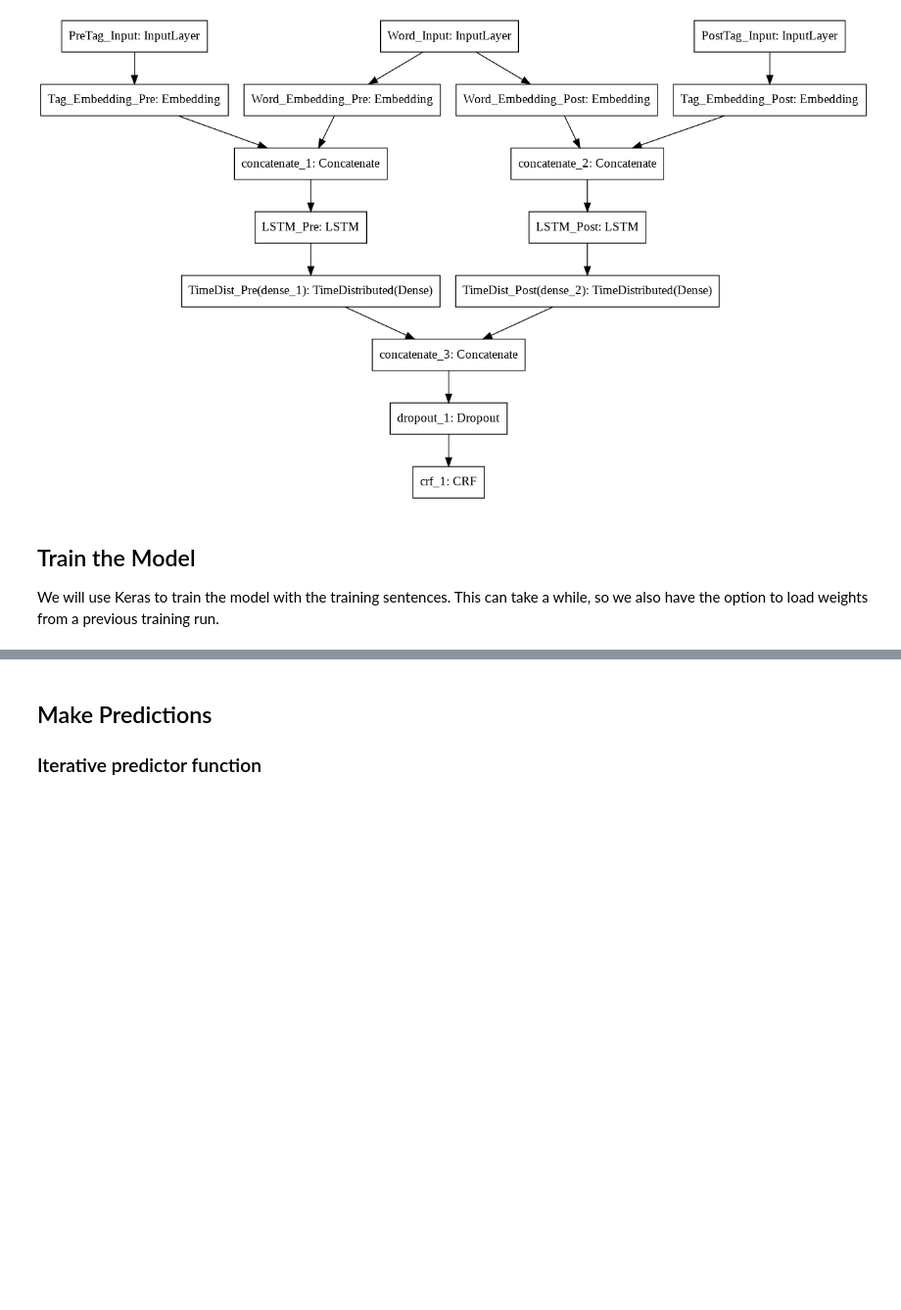
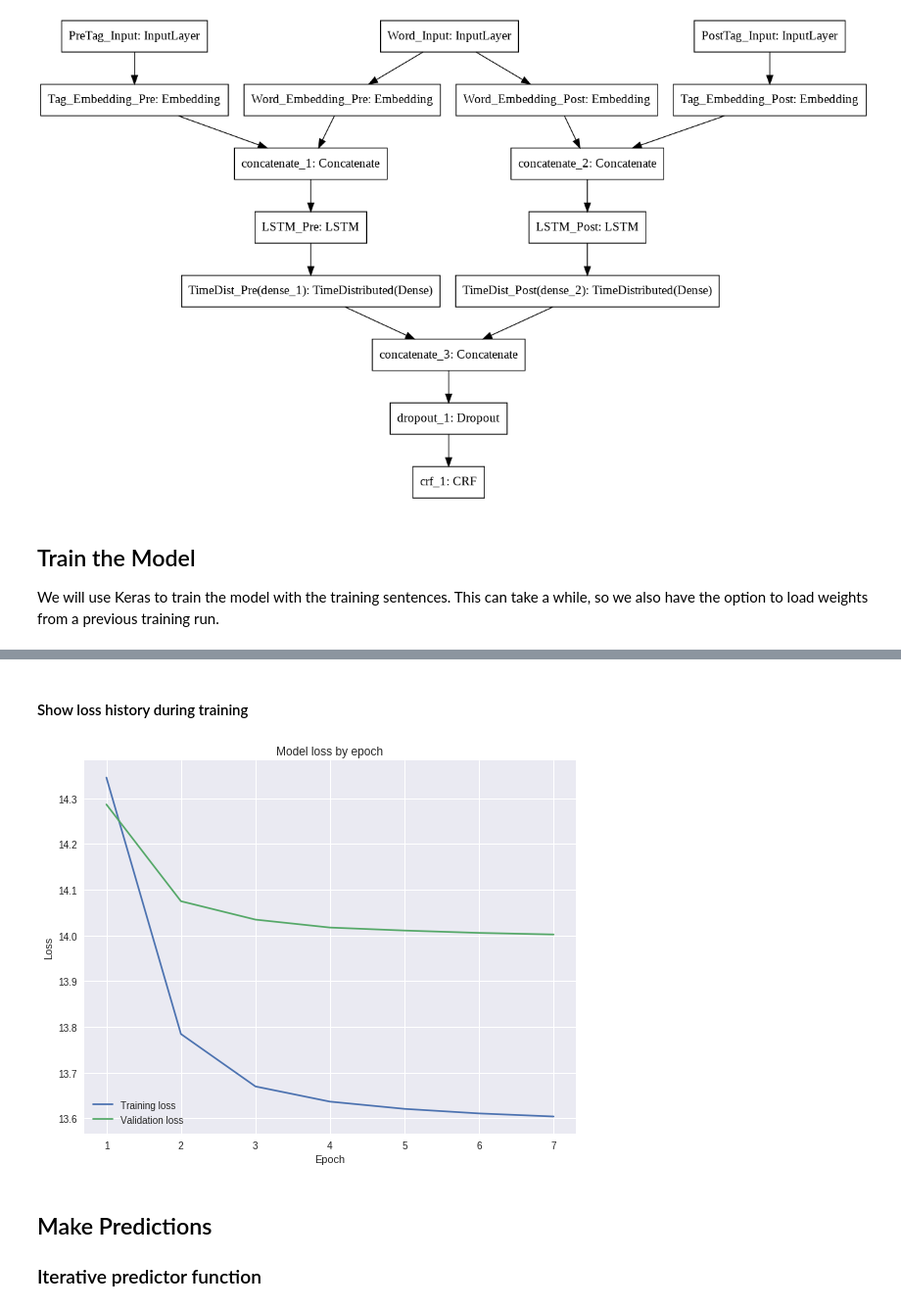
Before and after one commit to BillGrieser/Portfolio, a Jupyter notebook: Named_Entity_Recognition_with_Jeopardy_clues.ipynb, the cells around one changed output, grey strips where cells are left out. Shown at 98% size. Saved outputs shown, nothing was run; the diff lists cells and outputs as text; code cells hidden in the pictures; blank space fills up the shorter version.

```diff
--- a/Named_Entity_Recognition_with_Jeopardy_clues.ipynb
+++ b/Named_Entity_Recognition_with_Jeopardy_clues.ipynb
@@ -88,15 +94,22 @@ from IPython.display import SVG, Image
 
 These constants set values used to control the kind of model built. FIT, when True, indicates that a new model should be fitted with the weights stored in the weight file. If FIT is False, the weight file will be read into a predictor model instead of fitting a new model. The values for the number of nodes and the minimum number of occurrences for words to include them in the lexicon were determined by experimenting with different settings and finding something reasonable.
 # %%
-WEIGHT_FILE = "model_weights_300_100_22_min8_e8.h5"
-WEIGHT_FILE_init = ""
+#
+# Set to True to fit a new model; False to read pre-trained weisght from the
+# WEIGHT_FILE
+#
 FIT_MODEL = True
-MIN_OCCURRENCES = 8
+WEIGHT_FILE = "model_weights_300_50_22_min8_e7_b128.h5"
+WEIGHT_FILE_init = ""  # Starting weights for additional training
+
+MIN_OCCURRENCES = 8   # Discard words seen less often than this
 N_WORD_EMBEDDING_NODES = 300
-N_TAG_EMBEDDING_NODES = 100
+N_TAG_EMBEDDING_NODES = 50
 N_HIDDEN_NODES = 22
-EPOCHS = 8
+
+EPOCHS = 7
 INITIAL_EPOCH = 0
+BATCH_SIZE = 256
 INPUT_NER_FILE = os.path.join('Portfolio', 'data', 'ner_dataset.csv')
 print("Run parameters set.")
 # %% [output]
@@ -237,6 +246,8 @@ from keras.models import Model
 from keras.layers import Input, Concatenate, LSTM, TimeDistributed, Dense, Dropout
 from keras.layers.embeddings import Embedding
 from keras_contrib.layers import CRF
+from keras_contrib.losses import crf_loss
+from keras_contrib.metrics import crf_accuracy
 from sklearn.metrics import accuracy_score, f1_score
 
 """
@@ -305,8 +316,8 @@ def create_model(seq_input_len, n_word_input_nodes, n_tag_input_nodes, n_word_em
 
     #Specify which layers are input and output, compile model with loss and optimization functions
     model = Model(inputs=[word_input, pre_tag_input, post_tag_input], outputs=output_layer)
-    model.compile(loss=crf.loss_function,
-                  optimizer='rmsprop', metrics=[crf.accuracy])
+    model.compile(loss=crf_loss,
+                  optimizer='rmsprop', metrics=[crf_accuracy])
 
     return model
 # %% [output]
@@ -415,5 +396,28 @@ Epoch 8/8
 Saving weights . . .
 Done saving weights.
+# %% [markdown]
+#### Show loss history during training
+# %%
+img_file = os.path.join("Portfolio", "weights", "training_loss.png")
+if FIT_MODEL == True:
+    # Plot training & validation loss values
+    plt.figure(1, figsize=(9,7))
+    plt.plot([x+1 for x in range(len(train_history.history['loss']))], train_history.history['loss'])
+    plt.plot([x+1 for x in range(len(train_history.history['val_loss']))], train_history.history['val_loss'])
+    plt.title('Model loss by epoch')
+    plt.ylabel('Loss')
+    plt.xlabel('Epoch')
+    plt.legend(['Training loss', 'Validation loss'], loc='lower left')
+    plt.savefig(img_file)
+    try:
+      plt.show()
+    except:
+      pass
+    plt.close()
+else:
+    display(Image(img_file, embed=True))
+# %% [output]
+[figure, added]
 # %% [markdown]
 ## Make Predictions
 
```
Also changed, not shown: parts of 24 cells of this notebook.
